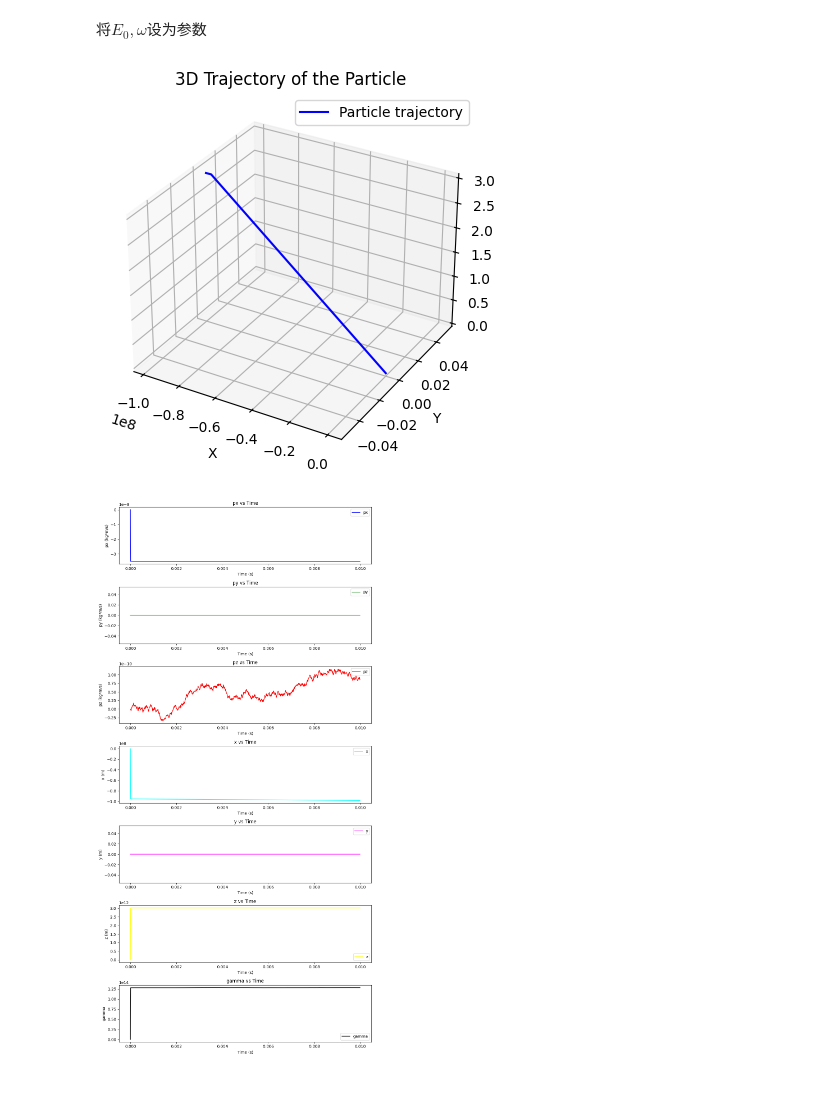
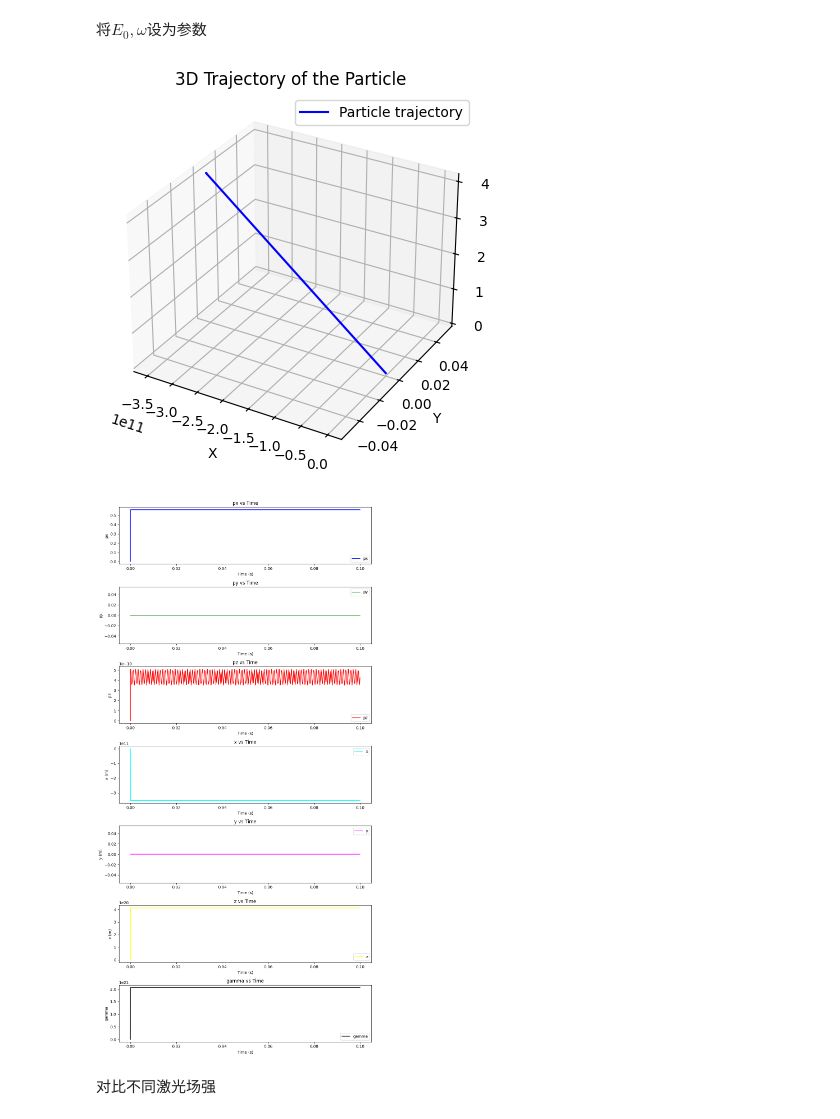
Before and after one commit to shijun2233/Electrons-in-Electromagnetic-Waves, a Jupyter notebook: Electrons in Electromagnetic Waves.ipynb, the cells around one changed output. Drawn from its saved outputs; the diff is of its cells as text; code cells hidden in the pictures; blank space fills up the shorter version.

```diff
--- a/Electrons in Electromagnetic Waves.ipynb
+++ b/Electrons in Electromagnetic Waves.ipynb
@@ -258,7 +258,7 @@ def electron_motion(px0, py0, pz0, x0, y0, z0,E0,lambda_laser,dt,t):
         y_k  = info['y'][-1]  + dt / 6 * (f51 + 2 * f52 + 2 * f53 + f53)
         z_k  = info['z'][-1]  + dt / 6 * (f61 + 2 * f62 + 2 * f63 + f63)
         # calculate the Lorentz factor of the electron at the time i*dt
-        gamma = np.sqrt(px_k**2 + py_k**2 + pz_k**2) / (m_e * c)
+        gamma = np.sqrt( 1 + (px_k**2 + py_k**2 + pz_k**2) / (m_e * c)**2)
 
 
 
@@ -274,10 +274,10 @@ def electron_motion(px0, py0, pz0, x0, y0, z0,E0,lambda_laser,dt,t):
 
     return info
 # %%
-em = electron_motion(0., 0., 0., 0., 0., 0.,4 * 10**12, 800  ,1*10**-5,0.01)
+em = electron_motion(0., 0., 0., 0., 0., 0.,4 * 10**12, 800  ,1*10**-6,0.1)
 # %%
-# 定义时间范围
-t = em['t']  # 时间从0到10，分500步
+
+t = em['t']
 
 # 定义粒子坐标的函数
 x = em['x']  # x坐标关于时间的函数
@@ -301,60 +301,75 @@ ax.legend()
 # 显示图形
 plt.show()
 # %% [output]
-[figure, old version]
+[figure, new version]
 # %%
+from mpl_toolkits.axes_grid1.inset_locator import inset_axes
+import matplotlib.pyplot as plt
+
+# 创建一个7行1列的子图，大小为10x30
 fig, axs = plt.subplots(7, 1, figsize=(10, 20))
 
 # 绘制 px
 axs[0].plot(em['t'], em['px'], label='px', color='blue')
 axs[0].set_xlabel('Time (s)')
-axs[0].set_ylabel('px (kg*m/s)')
+axs[0].set_ylabel('px')
 axs[0].set_title('px vs Time')
 axs[0].legend()
 
 # 绘制 py
 axs[1].plot(em['t'], em['py'], label='py', color='green')
 axs[1].set_xlabel('Time (s)')
-axs[1].set_ylabel('py (kg*m/s)')
+axs[1].set_ylabel('py')
 axs[1].set_title('py vs Time')
 axs[1].legend()
+
+
 
 # 绘制 pz
 axs[2].plot(em['t'], em['pz'], label='pz', color='red')
 axs[2].set_xlabel('Time (s)')
-axs[2].set_ylabel('pz (kg*m/s)')
+axs[2].set_ylabel('pz ')
 axs[2].set_title('pz vs Time')
 axs[2].legend()
+
+
 
 # 绘制 x
 axs[3].plot(em['t'], em['x'], label='x', color='cyan')
 axs[3].set_xlabel('Time (s)')
 axs[3].set_ylabel('x (m)')
 axs[3].set_title('x vs Time')
 axs[3].legend()
 
+
 # 绘制 y
 axs[4].plot(em['t'], em['y'], label='y', color='magenta')
 axs[4].set_xlabel('Time (s)')
 axs[4].set_ylabel('y (m)')
 axs[4].set_title('y vs Time')
 axs[4].legend()
+
+
 
 # 绘制 z
 axs[5].plot(em['t'], em['z'], label='z', color='yellow')
 axs[5].set_xlabel('Time (s)')
 axs[5].set_ylabel('z (m)')
 axs[5].set_title('z vs Time')
 axs[5].legend()
 
+
 # 绘制 gamma
 axs[6].plot(em['t'], em['gamma'], label='gamma', color='black')
 axs[6].set_xlabel('Time (s)')
 axs[6].set_ylabel('gamma')
 axs[6].set_title('gamma vs Time')
 axs[6].legend()
 
+
 plt.tight_layout()
 plt.show()
 # %% [output]
-[figure, old version]
+[figure, new version]
+# %% [markdown]
+对比不同激光场强
```
Also changed, not shown: parts of 2 cells of this notebook, 1 other file.
